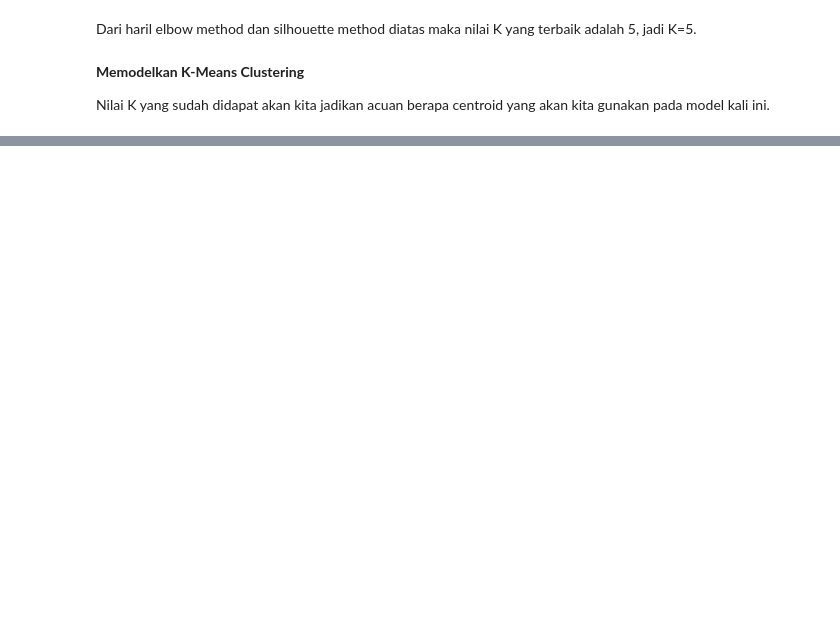
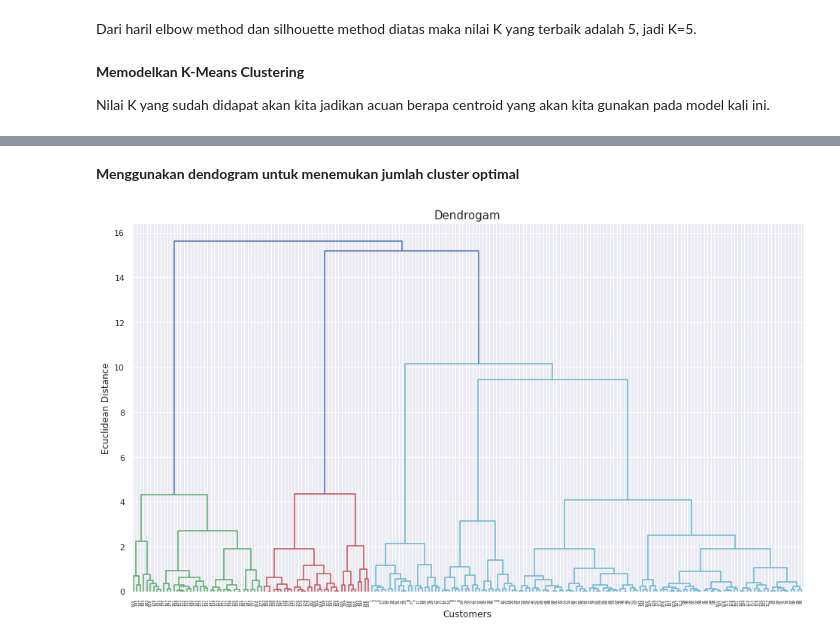
Before and after one commit to wayanpdw/Clustering-Customer-Segmentation, a Jupyter notebook: Mall_Customer_Segmentation.ipynb, the cells around one changed output, grey strips where cells are left out. Drawn from its saved outputs; the diff is of its cells as text; code cells hidden in the pictures; blank space fills up the shorter version.

```diff
--- a/Mall_Customer_Segmentation.ipynb
+++ b/Mall_Customer_Segmentation.ipynb
@@ -350,0 +399,10 @@ plt.show()
+# %% [markdown]
+**Menggunakan dendogram untuk menemukan jumlah cluster optimal**
+# %%
+dendrogram = sch.dendrogram(sch.linkage(nump, method = 'ward'))
+plt.title('Dendrogam', fontsize = 15)
+plt.xlabel('Customers')
+plt.ylabel('Ecuclidean Distance')
+plt.show()
+# %% [output]
+[figure, added]
```
Also changed, not shown: parts of 10 cells of this notebook.
